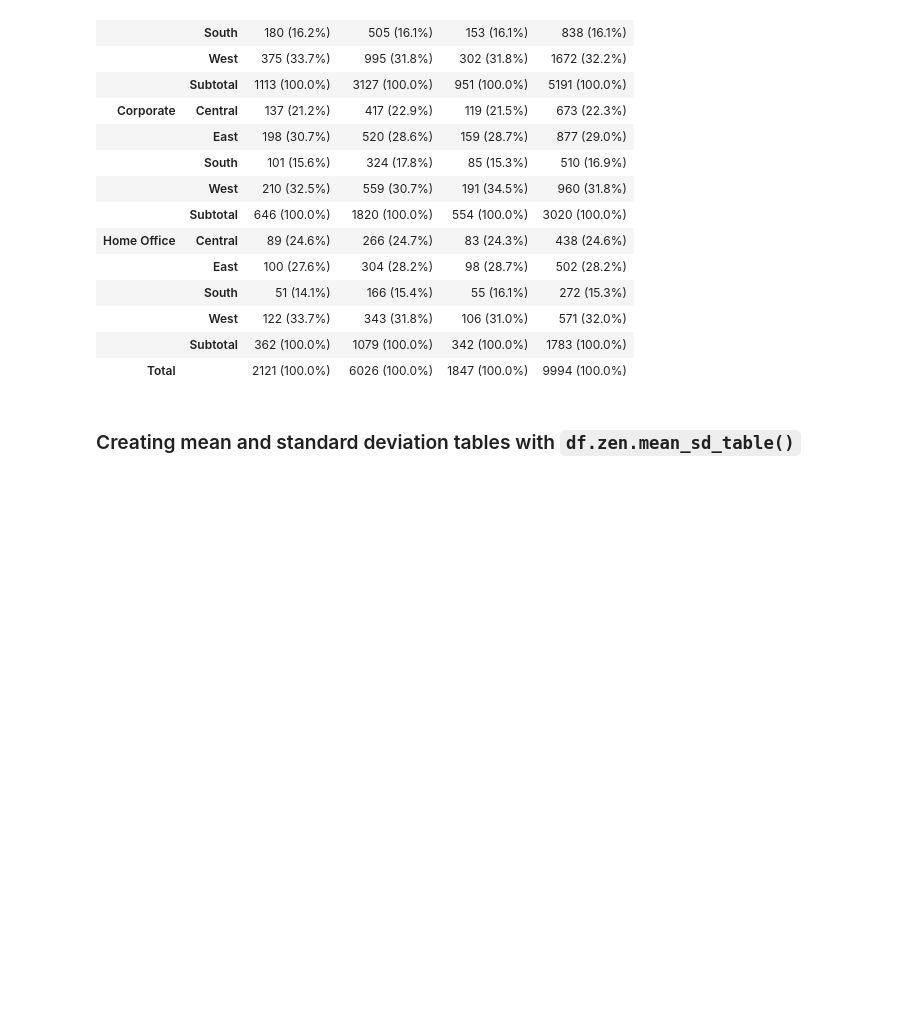
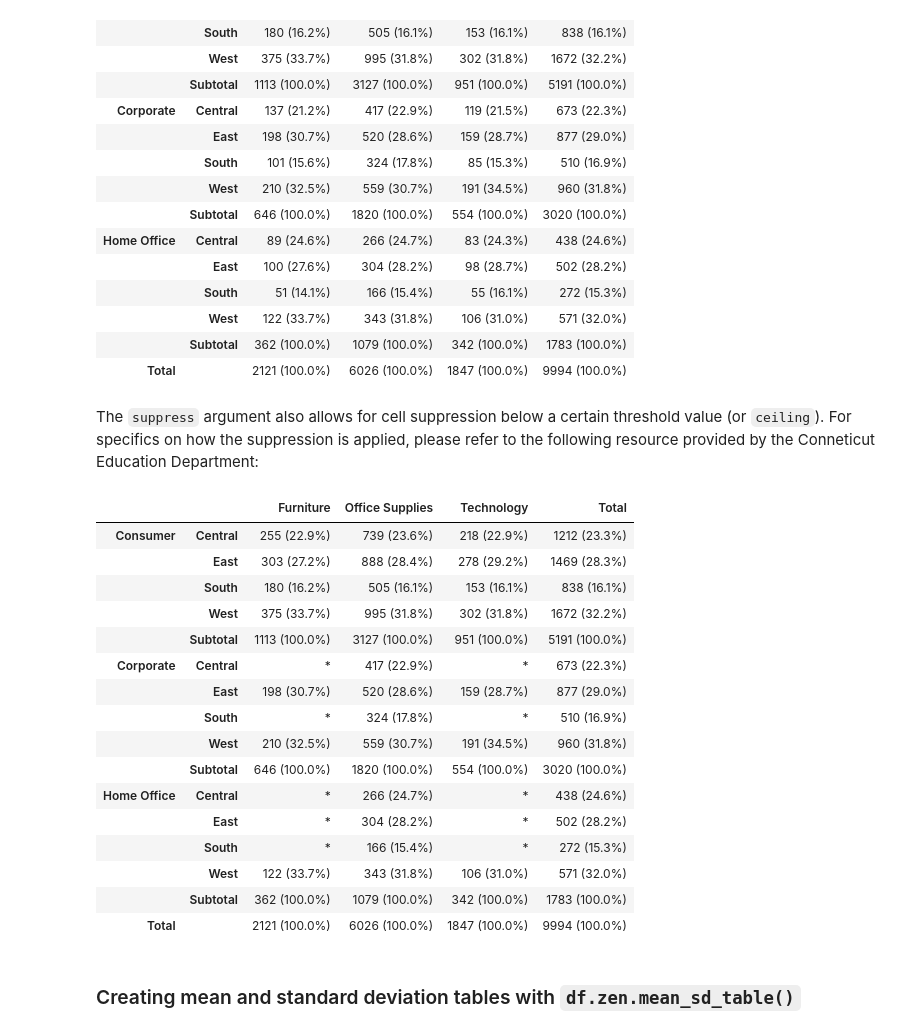
Before and after one commit to thepolicylab/ZenTables, a Jupyter notebook: src/notebooks/ZenTables Demo.ipynb, the cells around one changed output. Saved outputs shown, nothing was run; the diff lists cells and outputs as text; code cells hidden in the pictures; blank space fills up the shorter version.

Commit message:
adding _suppression function;

```diff
--- a/src/notebooks/ZenTables Demo.ipynb
+++ b/src/notebooks/ZenTables Demo.ipynb
@@ -166,6 +166,39 @@ freq_table.zen.pretty()
 |  | West | 122 (33.7%) | 343 (31.8%) | 106 (31.0%) | 571 (32.0%) |
 |  | Subtotal | 362 (100.0%) | 1079 (100.0%) | 342 (100.0%) | 1783 (100.0%) |
 | Total |  | 2121 (100.0%) | 6026 (100.0%) | 1847 (100.0%) | 9994 (100.0%) |
+# %% [markdown]
+The `suppress` argument also allows for cell suppression below a certain threshold value (or `ceiling`). For specifics on how the suppression is applied, please refer to the following resource provided by the Conneticut Education Department:
+# %%
+freq_table_suppressed = demo_data.zen.freq_table(
+    index=["Segment", "Region"],
+    columns=["Category"],
+    values="Order ID",
+    props="columns",
+    totals=True,
+    subtotals=True,
+    digits=1,
+    suppress=True,
+    ceiling=100,
+)
+freq_table_suppressed.zen.pretty()
+# %% [output]
+|  |  | Furniture | Office Supplies | Technology | Total |
+| Consumer | Central | 255 (22.9%) | 739 (23.6%) | 218 (22.9%) | 1212 (23.3%) |
+|  | East | 303 (27.2%) | 888 (28.4%) | 278 (29.2%) | 1469 (28.3%) |
+|  | South | 180 (16.2%) | 505 (16.1%) | 153 (16.1%) | 838 (16.1%) |
+|  | West | 375 (33.7%) | 995 (31.8%) | 302 (31.8%) | 1672 (32.2%) |
+|  | Subtotal | 1113 (100.0%) | 3127 (100.0%) | 951 (100.0%) | 5191 (100.0%) |
+| Corporate | Central | * | 417 (22.9%) | * | 673 (22.3%) |
+|  | East | 198 (30.7%) | 520 (28.6%) | 159 (28.7%) | 877 (29.0%) |
+|  | South | * | 324 (17.8%) | * | 510 (16.9%) |
+|  | West | 210 (32.5%) | 559 (30.7%) | 191 (34.5%) | 960 (31.8%) |
+|  | Subtotal | 646 (100.0%) | 1820 (100.0%) | 554 (100.0%) | 3020 (100.0%) |
+| Home Office | Central | * | 266 (24.7%) | * | 438 (24.6%) |
+|  | East | * | 304 (28.2%) | * | 502 (28.2%) |
+|  | South | * | 166 (15.4%) | * | 272 (15.3%) |
+|  | West | 122 (33.7%) | 343 (31.8%) | 106 (31.0%) | 571 (32.0%) |
+|  | Subtotal | 362 (100.0%) | 1079 (100.0%) | 342 (100.0%) | 1783 (100.0%) |
+| Total |  | 2121 (100.0%) | 6026 (100.0%) | 1847 (100.0%) | 9994 (100.0%) |
 # %% [markdown]
 ### Creating mean and standard deviation tables with `df.zen.mean_sd_table()`
 # %%
```
Also changed, not shown: parts of 1 cell of this notebook, 3 other files.
